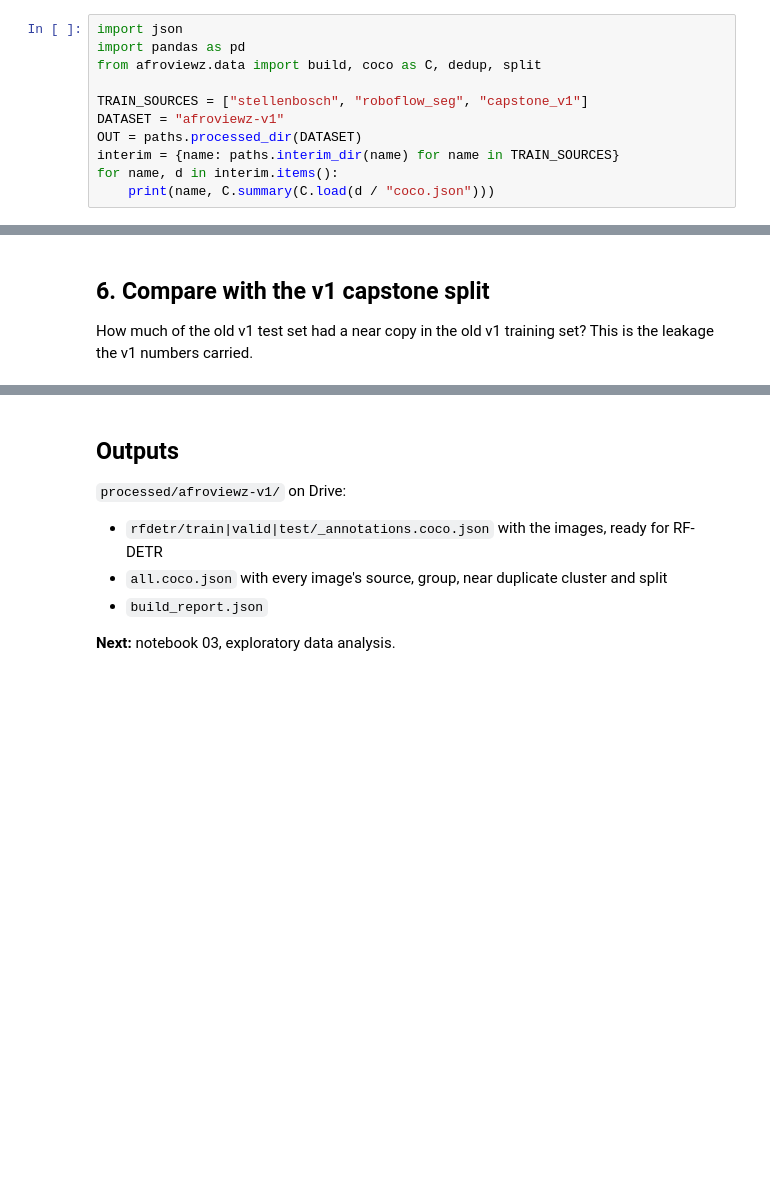
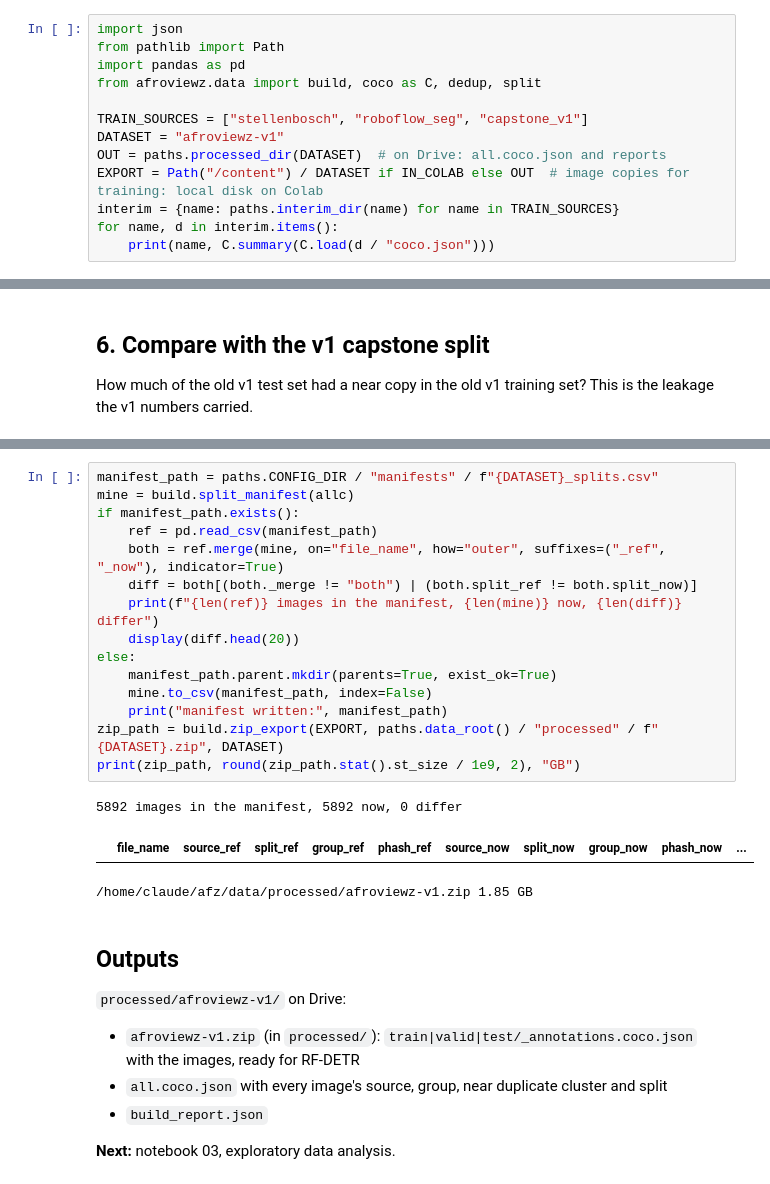
Before and after one commit to JBWandera/Capstone, a Jupyter notebook: notebooks/02_data_cleaning_and_split.ipynb, the cells around one changed output, grey strips where cells are left out. Drawn from its saved outputs; the diff is of its cells as text; blank space fills up the shorter version.

```diff
--- a/notebooks/02_data_cleaning_and_split.ipynb
+++ b/notebooks/02_data_cleaning_and_split.ipynb
@@ -36,11 +38,13 @@ print("data root:", paths.data_root())
 # %%
 import json
+from pathlib import Path
 import pandas as pd
 from afroviewz.data import build, coco as C, dedup, split
 
 TRAIN_SOURCES = ["stellenbosch", "roboflow_seg", "capstone_v1"]
 DATASET = "afroviewz-v1"
-OUT = paths.processed_dir(DATASET)
+OUT = paths.processed_dir(DATASET)  # on Drive: all.coco.json and reports
+EXPORT = Path("/content") / DATASET if IN_COLAB else OUT  # image copies for training: local disk on Colab
 interim = {name: paths.interim_dir(name) for name in TRAIN_SOURCES}
 for name, d in interim.items():
     print(name, C.summary(C.load(d / "coco.json")))
@@ -119,8 +170,27 @@ print(f"v1 test images with a near copy in v1 train: {leaked.sum()} of {len(old_
+# %%
+manifest_path = paths.CONFIG_DIR / "manifests" / f"{DATASET}_splits.csv"
+mine = build.split_manifest(allc)
+if manifest_path.exists():
+    ref = pd.read_csv(manifest_path)
+    both = ref.merge(mine, on="file_name", how="outer", suffixes=("_ref", "_now"), indicator=True)
+    diff = both[(both._merge != "both") | (both.split_ref != both.split_now)]
+    print(f"{len(ref)} images in the manifest, {len(mine)} now, {len(diff)} differ")
+    display(diff.head(20))
+else:
+    manifest_path.parent.mkdir(parents=True, exist_ok=True)
+    mine.to_csv(manifest_path, index=False)
+    print("manifest written:", manifest_path)
+zip_path = build.zip_export(EXPORT, paths.data_root() / "processed" / f"{DATASET}.zip", DATASET)
+print(zip_path, round(zip_path.stat().st_size / 1e9, 2), "GB")
+# %% [output]
+5892 images in the manifest, 5892 now, 0 differ
+|  | file_name | source_ref | split_ref | group_ref | phash_ref | source_now | split_now | group_now | phash_now | ... |
+/home/claude/afz/data/processed/afroviewz-v1.zip 1.85 GB
 # %% [markdown]
 ## Outputs
 
 `processed/afroviewz-v1/` on Drive:
-* `rfdetr/train|valid|test/_annotations.coco.json` with the images, ready for RF-DETR
+* `afroviewz-v1.zip` (in `processed/`): `train|valid|test/_annotations.coco.json` with the images, ready for RF-DETR
 * `all.coco.json` with every image's source, group, near duplicate cluster and split
 * `build_report.json`
 
```
Also changed, not shown: parts of 10 cells of this notebook, 11 other files.
